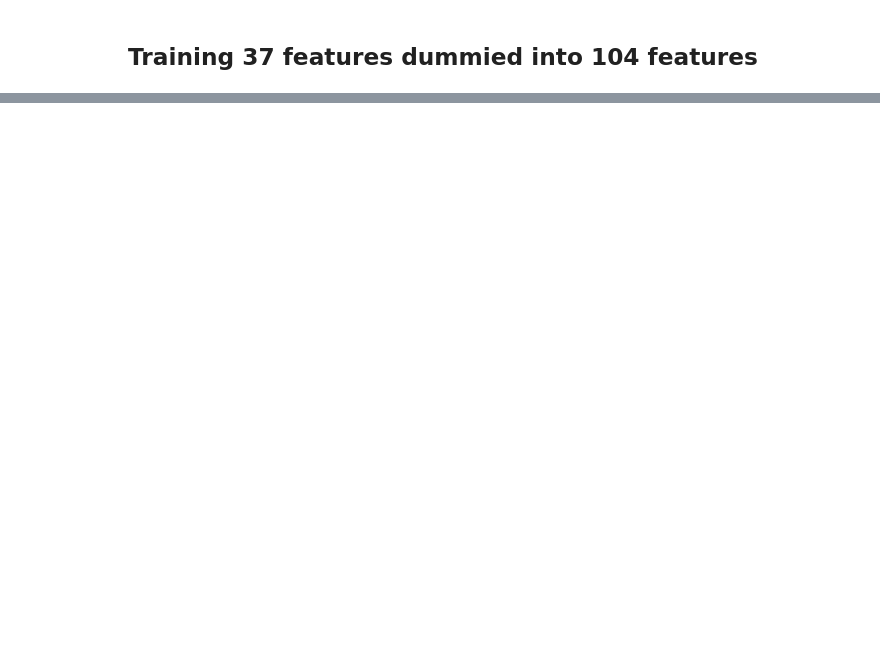
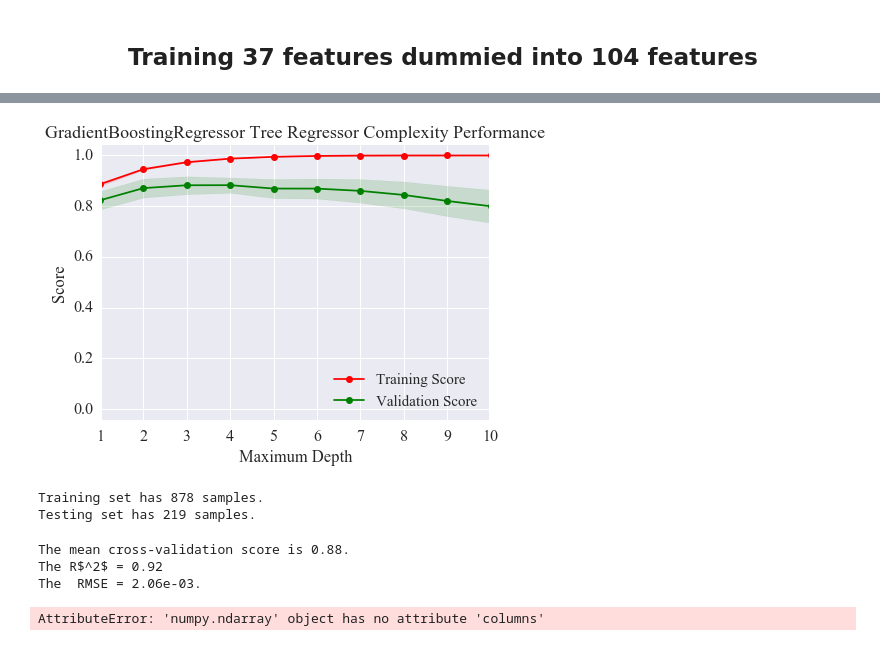
Before and after one commit to gmsardane/Predicting-Ames-Housing-Prices, a Jupyter notebook: Exploring and Predicting Ames Housing Prices.ipynb, the cells around one changed output, grey strips where cells are left out. Cells and saved outputs as stored; diff of their text form; code cells hidden in the pictures; blank space fills up the shorter version.

```diff
--- a/Exploring and Predicting Ames Housing Prices.ipynb
+++ b/Exploring and Predicting Ames Housing Prices.ipynb
@@ -518,16 +515,14 @@ data_new.drop(['YrSold', 'YearBuilt', 'GarageYrBlt','YearRemodAdd' ], axis =1)
 
 columns_noncont = ["MSZoning","LotFrontage", "Neighborhood", "Condition1",
                    "OverallQual","RoofStyle","OverallCond","ExterQual","Foundation",
-                   "BsmtQual","CentralAir","FullBath", "BedroomAbvGr", "TotRmsAbvGrd","Fireplaces",
-                   "KitchenQual","GarageCars","GarageQual","PavedDrive", "Heating", "SaleCondition",
-                   "HalfBath", "KitchenAbvGr"]
+                   "BsmtQual","CentralAir","FullBath", "BedroomAbvGr", "TotRmsAbvGrd","Fireplaces", "MasVnrType",
+                   "KitchenQual","GarageCars","GarageQual","PavedDrive", "Heating", "SaleCondition", "GarageCond"]
 
 
 columns_all = columns_noncont + list(data_continuous.columns[0:-1]) + ['SalePrice']
 
 data_all = data_new[columns_all]
-data_all = data_all.drop(['PoolArea', 'BsmtUnfSF', 'EnclosedPorch', '3SsnPorch'], axis=1)
-
+data_all = data_all.drop(['PoolArea', 'EnclosedPorch', '3SsnPorch'], axis=1)
 print np.shape(data_all)
 print data_all.columns
 # %% [output]
@@ -632,2 +668,35 @@ vs.ModelLearning(X_all, y_all)
 # %%
-vs.ModelComplexity(X_all_cont, y_all_cont)
+vs.ModelComplexity(X_all, y_all)
+# %% [output]
+[figure, added]
+# %%
+reg2 = GradientBoostingRegressor(n_estimators=500, learning_rate=0.1,
+                                 max_depth=4, min_samples_split=10, min_samples_leaf=1)
+from sklearn.feature_selection import SelectKBest
+from sklearn.feature_selection import f_regression
+
+X_all_new = SelectKBest(f_regression, k=112).fit_transform(X_all, log_y)
+X_train, X_test, y_train, y_test = create_sets(X_all_new, log_y)
+# %% [output]
+Training set has 878 samples.
+Testing set has 219 samples.
+# %%
+reg2.fit(X_train, y_train)
+scores = cross_val_score(reg2, X_train, y_train)
+print 'The mean cross-validation score is {:.2f}.'.format(scores.mean())
+#reg = fit_model(X_train, y_train)
+pred = reg2.predict(X_test)
+
+print 'The R$^2$ = {:.2f}'.format(r2_score(pred, y_test))
+print 'The  RMSE = {:.2e}.'.format(mean_squared_error(pred, y_test))
+# %% [output]
+The mean cross-validation score is 0.88.
+The R$^2$ = 0.92
+The  RMSE = 2.06e-03.
+# %%
+#Feature imporances
+feats = []
+for i in range(len(X_all.columns)):
+    feats.append((i, X_train.columns[i], round(reg2.feature_importances_[i], 4)))
+# %% [output]
+AttributeError: 'numpy.ndarray' object has no attribute 'columns'
```
Also changed, not shown: parts of 27 cells of this notebook, 1 other file.
